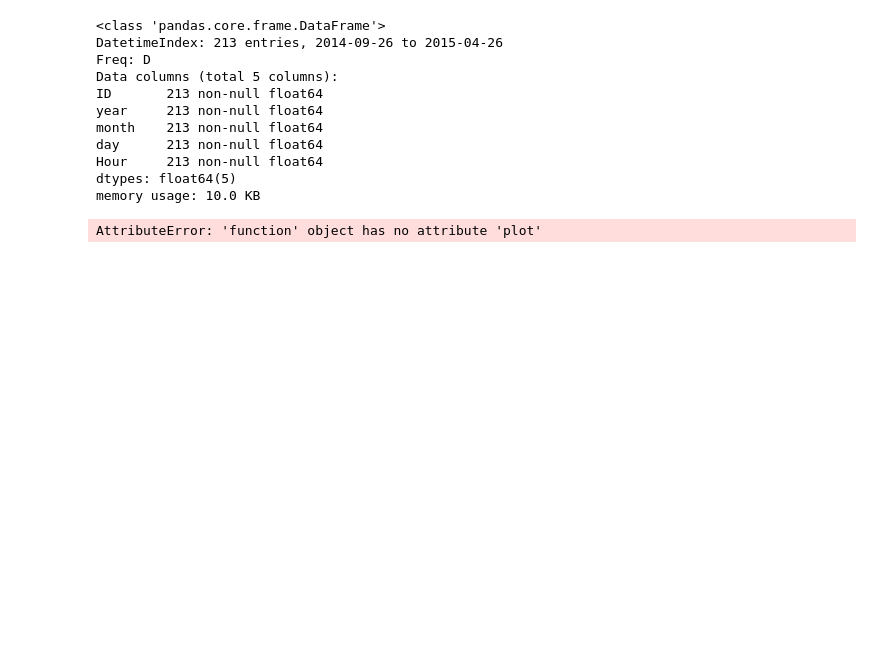
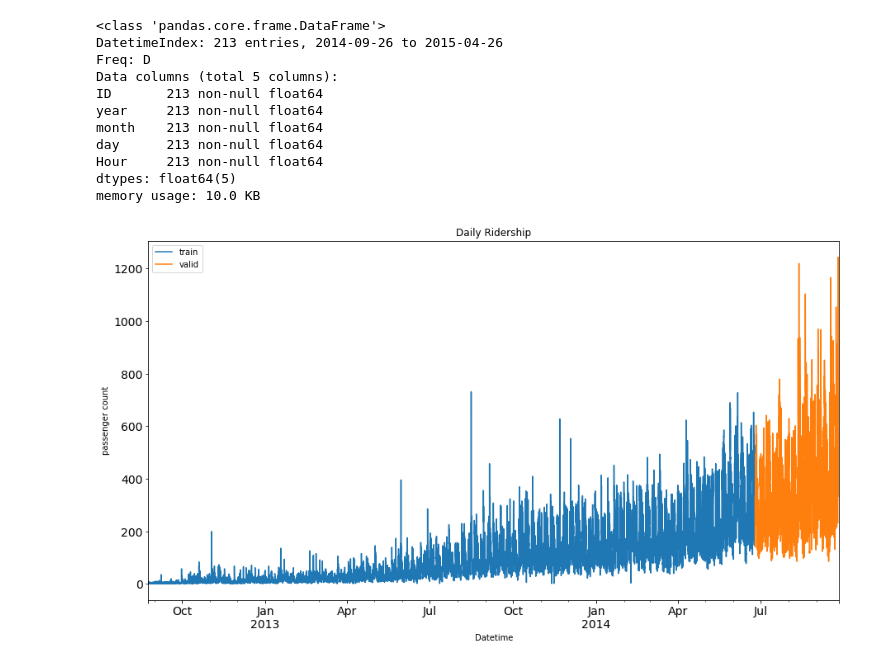
Before and after one commit to NilSagor/ml_kaggle, a Jupyter notebook: jetrail_timeseries/jetrail_timeseries.ipynb, the cells around one changed output. Saved outputs shown, nothing was run; the diff lists cells and outputs as text; code cells hidden in the pictures; blank space fills up the shorter version.

```diff
--- a/jetrail_timeseries/jetrail_timeseries.ipynb
+++ b/jetrail_timeseries/jetrail_timeseries.ipynb
@@ -176,13 +176,13 @@ valid = rail_train.ix['2014-06-25':'2014-09-25']
 # %%
 train.Count.plot(figsize = (15,8),
                  title = "Daily Ridership",
                 fontsize = 14, label = 'train')
-valid.count.plot(figsize = (15,8),
+valid.Count.plot(figsize = (15,8),
                  title = "Daily Ridership",
                 fontsize = 14, label = 'valid')
 plt.xlabel("Datetime")
 plt.ylabel("passenger count")
 plt.legend(loc = "best")
 plt.show()
 # %% [output]
-AttributeError: 'function' object has no attribute 'plot'
+[figure, added]
```
Also changed, not shown: parts of 2 cells of this notebook.
